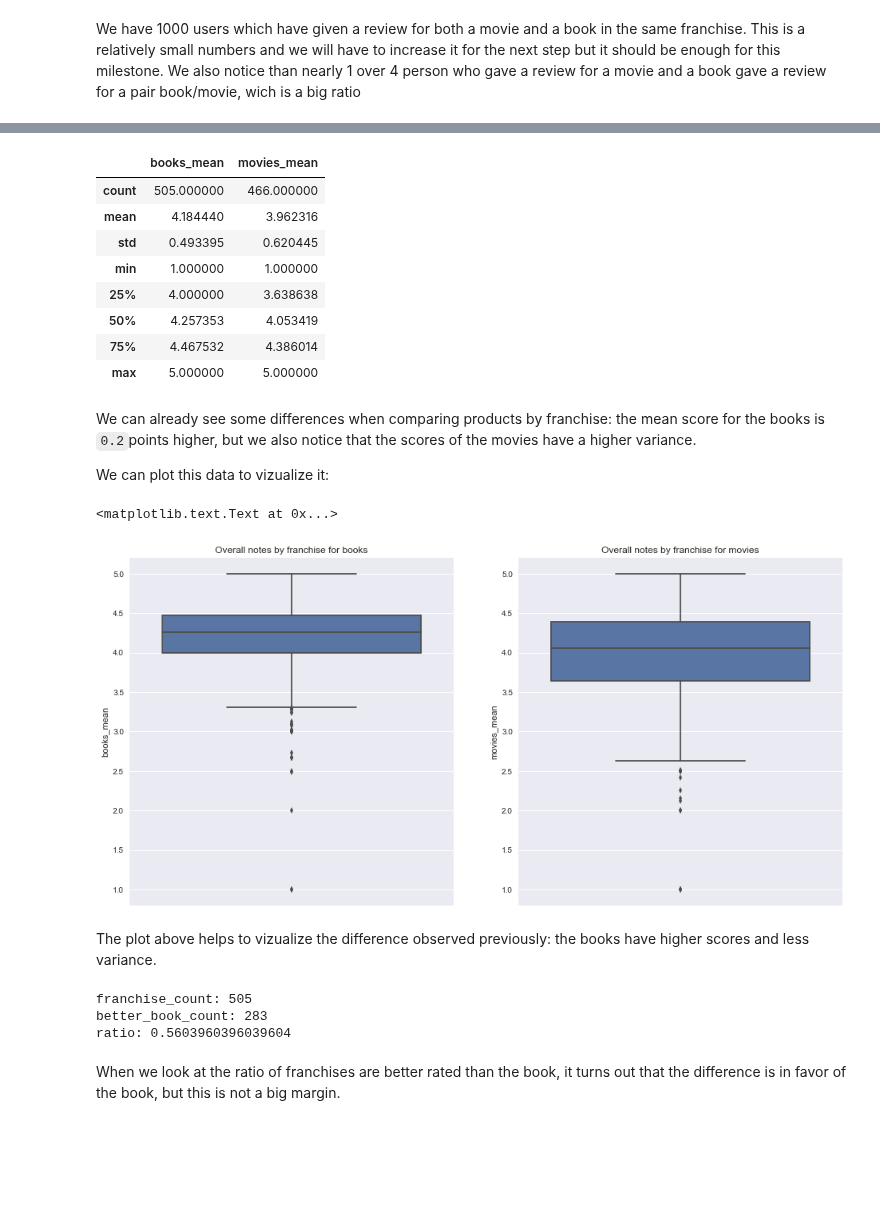
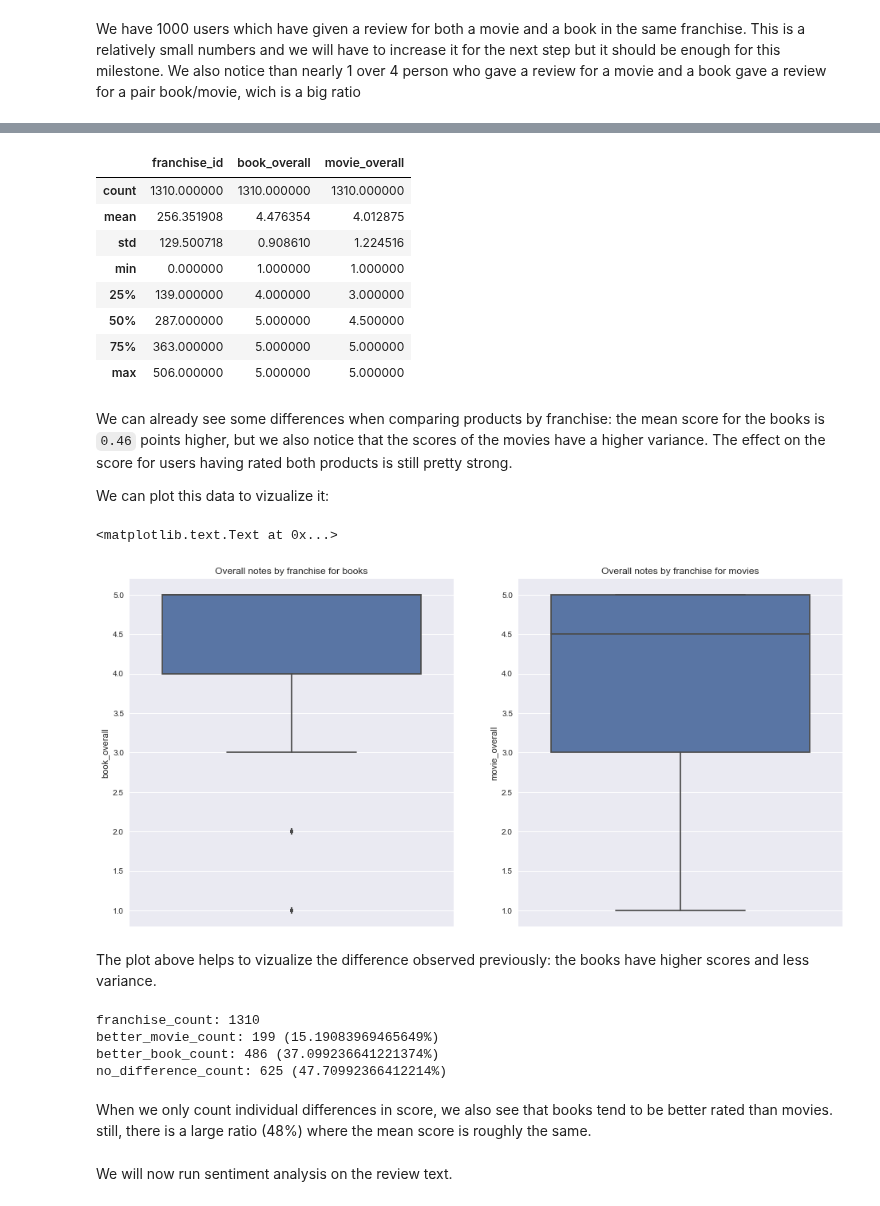
Before and after one commit to ImLemni/ada-epfl, a Jupyter notebook: project/Milestone2.ipynb, the cells around one changed output, grey strips where cells are left out. Drawn from its saved outputs; the diff is of its cells as text; code cells hidden in the pictures; blank space fills up the shorter version.

```diff
--- a/project/Milestone2.ipynb
+++ b/project/Milestone2.ipynb
@@ -721,11 +717,13 @@ len(users_both)
 # %%
 # Find the `reviewerID` of users who reviewed movies and books from the same franchise.
 user_same_franchise = []
-for user in users_both:
-    movies_reviews_fr = movies_df[movies_df["reviewerID"]==user]["franchise_id"].unique()
-    books_reviews_fr = books_df[books_df["reviewerID"]==user]["franchise_id"].unique()
-    if len(np.intersect1d(movies_reviews_fr,books_reviews_fr)) > 0:
-        user_same_franchise.append(user)
+with ProgressBar(len(users_both)) as progress_bar:
+    for user in users_both:
+        movies_reviews_fr = movies_df[movies_df["reviewerID"]==user]["franchise_id"].unique()
+        books_reviews_fr = books_df[books_df["reviewerID"]==user]["franchise_id"].unique()
+        if len(np.intersect1d(movies_reviews_fr,books_reviews_fr))>0:
+            user_same_franchise.append({"user":user,"franchises":np.intersect1d(movies_reviews_fr,books_reviews_fr)})
+        progress_bar.update(1)
 # %%
 len(user_same_franchise)
 # %% [output]
@@ -750,0 +738,12 @@ groupby_franchise_df.head(5)
+# %%
+user_franchise_list = []
+with ProgressBar(len(user_same_franchise)) as progress_bar:
+    for user_dict in user_same_franchise:
+        for fr in user_dict['franchises']:
+            mov_mean = movies_df[(movies_df["reviewerID"]==user_dict['user']) & (movies_df["franchise_id"]==fr)]["overall"].mean()
+            book_mean = books_df[(books_df["reviewerID"]==user_dict['user']) & (books_df["franchise_id"]==fr)]["overall"].mean()
+            user_franchise_list.append([fr,book_mean,mov_mean])
+        progress_bar.update(1)
+user_franchise_df = pd.DataFrame(user_franchise_list,columns=["franchise_id","book_overall","movie_overall"])
+
+user_franchise_df.head(5)
@@ -751,46 +757,53 @@ groupby_franchise_df.head(5)
 # %%
-groupby_franchise_df.describe()
+user_franchise_df.describe()
 # %% [output]
-|  | books_mean | movies_mean |
-| count | 505.000000 | 466.000000 |
-| mean | 4.184440 | 3.962316 |
-| std | 0.493395 | 0.620445 |
-| min | 1.000000 | 1.000000 |
-| 25% | 4.000000 | 3.638638 |
-| 50% | 4.257353 | 4.053419 |
-| 75% | 4.467532 | 4.386014 |
-| max | 5.000000 | 5.000000 |
+|  | franchise_id | book_overall | movie_overall |
+| count | 1310.000000 | 1310.000000 | 1310.000000 |
+| mean | 256.351908 | 4.476354 | 4.012875 |
+| std | 129.500718 | 0.908610 | 1.224516 |
+| min | 0.000000 | 1.000000 | 1.000000 |
+| 25% | 139.000000 | 4.000000 | 3.000000 |
+| 50% | 287.000000 | 5.000000 | 4.500000 |
+| 75% | 363.000000 | 5.000000 | 5.000000 |
+| max | 506.000000 | 5.000000 | 5.000000 |
 # %% [markdown]
-We can already see some differences when comparing products by franchise: the mean score for the books is `0.2`points higher, but we also notice that the scores of the movies have a higher variance.
+We can already see some differences when comparing products by franchise: the mean score for the books is `0.46` points higher, but we also notice that the scores of the movies have a higher variance.
+The effect on the score for users having rated both products is still pretty strong.
 
 We can plot this data to vizualize it:
 # %%
 zone, (plot1, plot2) = plt.subplots(ncols=2)
 zone.set_size_inches(16, 8)
 
-plot1 = sb.boxplot(y = 'books_mean' , data=groupby_franchise_df, ax = plot1)
+plot1 = sb.boxplot(y = 'book_overall' , data=user_franchise_df, ax = plot1)
 plot1.set_title("Overall notes by franchise for books")
 
-plot2 = sb.boxplot(y = 'movies_mean' , data=groupby_franchise_df, ax = plot2)
+plot2 = sb.boxplot(y = 'movie_overall' , data=user_franchise_df, ax = plot2)
 plot2.set_title("Overall notes by franchise for movies")
 # %% [output]
 <matplotlib.text.Text at 0x...>
-[figure, old version]
+[figure, new version]
 # %% [markdown]
 The plot above helps to vizualize the difference observed previously: the books have higher scores and less variance.
 # %%
 # Number of franchises where the books has a higher mean score than the movies
-better_book_count = groupby_franchise_df[groupby_franchise_df["books_mean"] > groupby_franchise_df["movies_mean"]].shape[0]
-franchise_count = groupby_franchise_df.shape[0]
+better_movie_count = user_franchise_df[user_franchise_df["movie_overall"] > user_franchise_df["book_overall"]].shape[0]
+better_book_count = user_franchise_df[user_franchise_df["book_overall"] > user_franchise_df["movie_overall"]].shape[0]
+no_difference_count = user_franchise_df[user_franchise_df["book_overall"] == user_franchise_df["movie_overall"]].shape[0]
+franchise_count = user_franchise_df.shape[0]
 
 print(f"""
 franchise_count: {franchise_count}
-better_book_count: {better_book_count}
-ratio: {better_book_count / franchise_count}
+better_movie_count: {better_movie_count} ({100 * better_movie_count / franchise_count}%)
+better_book_count: {better_book_count} ({100 * better_book_count / franchise_count}%)
+no_difference_count: {no_difference_count} ({100 * no_difference_count / franchise_count}%)
 """)
 # %% [output]
-franchise_count: 505
-better_book_count: 283
-ratio: 0.5603960396039604
+franchise_count: 1310
+better_movie_count: 199 (15.19083969465649%)
+better_book_count: 486 (37.099236641221374%)
+no_difference_count: 625 (47.70992366412214%)
-# %% [markdown]
-When we look at the ratio of franchises are better rated than the book, it turns out that the difference is in favor of the book, but this is not a big margin.
+# %% [markdown]
+When we only count individual differences in score, we also see that books tend to be better rated than movies. still, there is a large ratio (48%) where the mean score is roughly the same.
+# %% [markdown]
+We will now run sentiment analysis on the review text.
```
Also changed, not shown: parts of 24 cells of this notebook, 1 other file.
